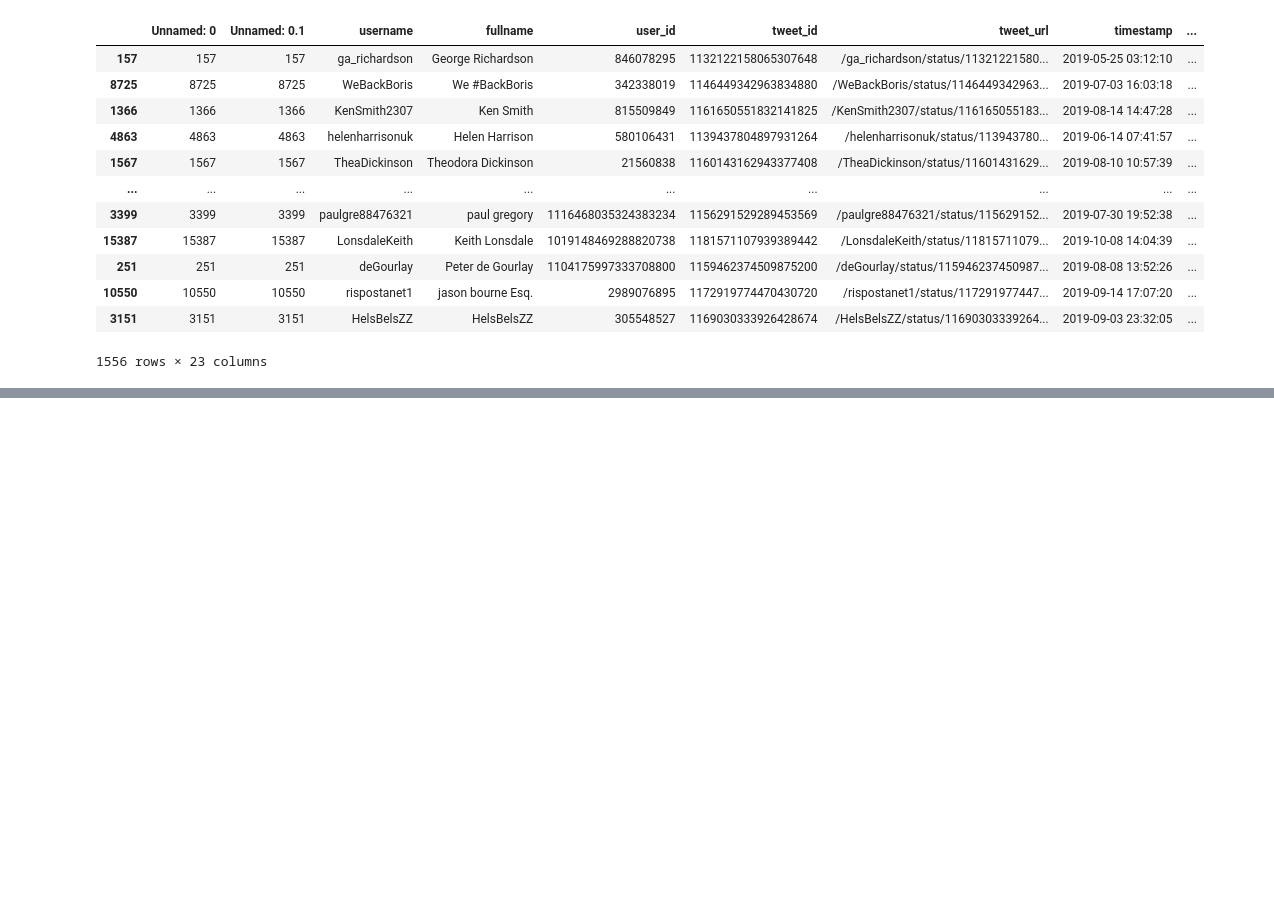
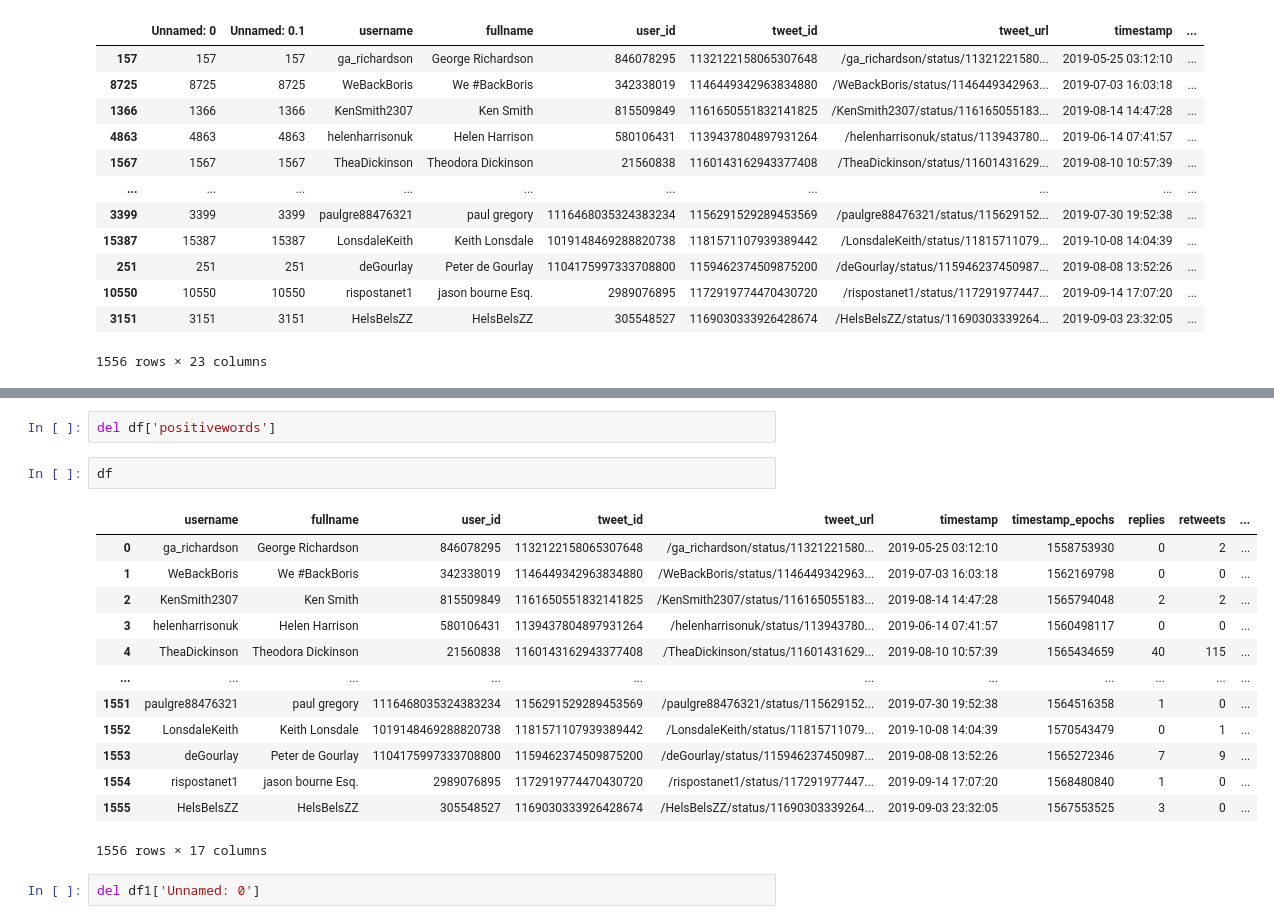
Before and after one commit to abhisheksaxena1998/packages, a Jupyter notebook: neg_an_pos.ipynb, the cells around one changed output, grey strips where cells are left out. Saved outputs shown, nothing was run; the diff lists cells and outputs as text; blank space fills up the shorter version.

```diff
--- a/neg_an_pos.ipynb
+++ b/neg_an_pos.ipynb
@@ -131,0 +381,20 @@ df_m1.to_csv('wp2words.csv')
+# %%
+del df['positivewords']
+# %%
+df
+# %% [output]
+|  | username | fullname | user_id | tweet_id | tweet_url | timestamp | timestamp_epochs | replies | retweets | ... |
+| 0 | ga_richardson | George Richardson | 846078295 | 1132122158065307648 | /ga_richardson/status/11321221580... | 2019-05-25 03:12:10 | 1558753930 | 0 | 2 | ... |
+| 1 | WeBackBoris | We #BackBoris | 342338019 | 1146449342963834880 | /WeBackBoris/status/1146449342963... | 2019-07-03 16:03:18 | 1562169798 | 0 | 0 | ... |
+| 2 | KenSmith2307 | Ken Smith | 815509849 | 1161650551832141825 | /KenSmith2307/status/116165055183... | 2019-08-14 14:47:28 | 1565794048 | 2 | 2 | ... |
+| 3 | helenharrisonuk | Helen Harrison | 580106431 | 1139437804897931264 | /helenharrisonuk/status/113943780... | 2019-06-14 07:41:57 | 1560498117 | 0 | 0 | ... |
+| 4 | TheaDickinson | Theodora Dickinson | 21560838 | 1160143162943377408 | /TheaDickinson/status/11601431629... | 2019-08-10 10:57:39 | 1565434659 | 40 | 115 | ... |
+| ... | ... | ... | ... | ... | ... | ... | ... | ... | ... | ... |
+| 1551 | paulgre88476321 | paul gregory | 1116468035324383234 | 1156291529289453569 | /paulgre88476321/status/115629152... | 2019-07-30 19:52:38 | 1564516358 | 1 | 0 | ... |
+| 1552 | LonsdaleKeith | Keith Lonsdale | 1019148469288820738 | 1181571107939389442 | /LonsdaleKeith/status/11815711079... | 2019-10-08 14:04:39 | 1570543479 | 0 | 1 | ... |
+| 1553 | deGourlay | Peter de Gourlay | 1104175997333708800 | 1159462374509875200 | /deGourlay/status/115946237450987... | 2019-08-08 13:52:26 | 1565272346 | 7 | 9 | ... |
+| 1554 | rispostanet1 | jason bourne Esq. | 2989076895 | 1172919774470430720 | /rispostanet1/status/117291977447... | 2019-09-14 17:07:20 | 1568480840 | 1 | 0 | ... |
+| 1555 | HelsBelsZZ | HelsBelsZZ | 305548527 | 1169030333926428674 | /HelsBelsZZ/status/11690303339264... | 2019-09-03 23:32:05 | 1567553525 | 3 | 0 | ... |
+1556 rows × 17 columns
+# %%
+del df1['Unnamed: 0']
```
Also changed, not shown: parts of 24 cells of this notebook.
